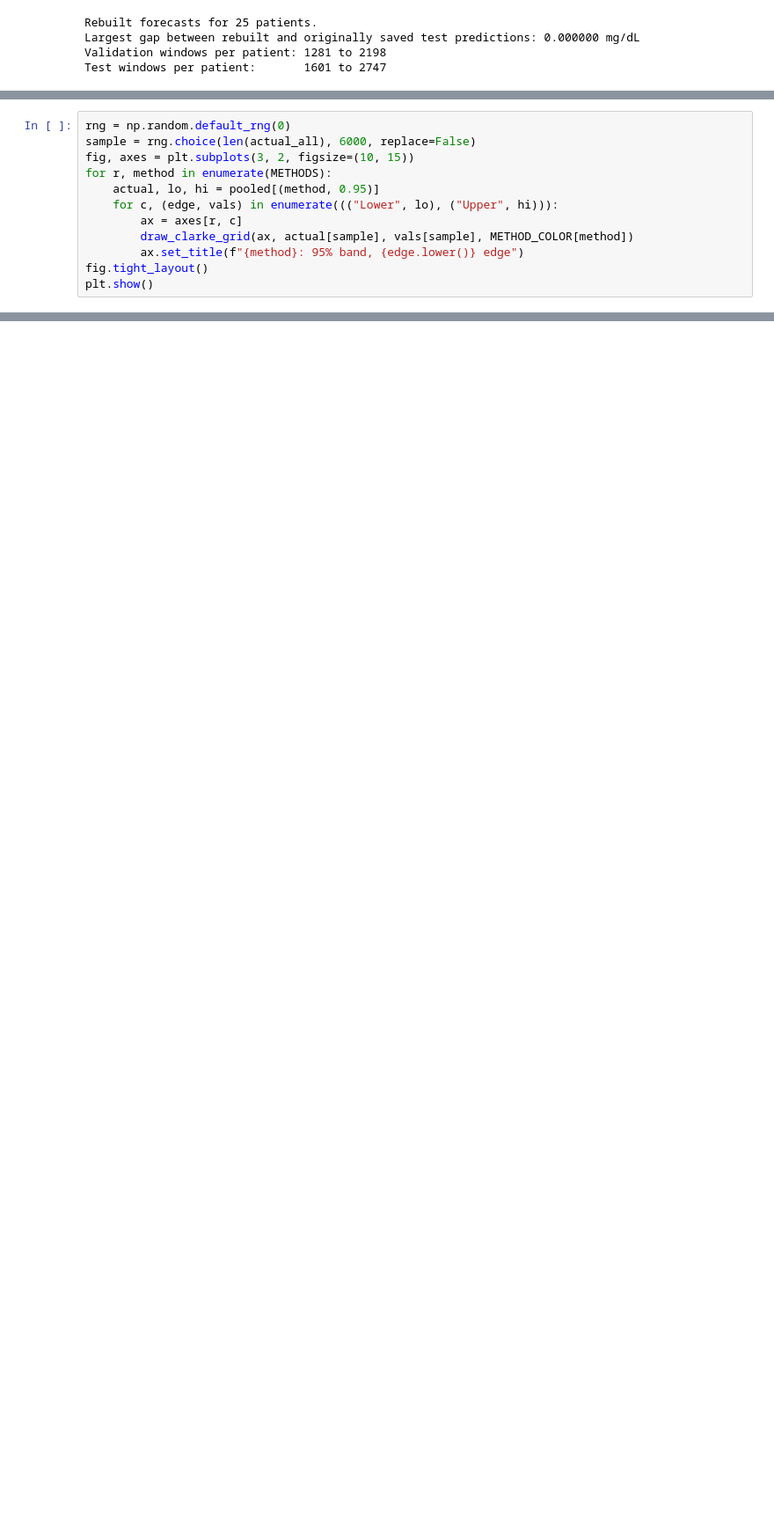
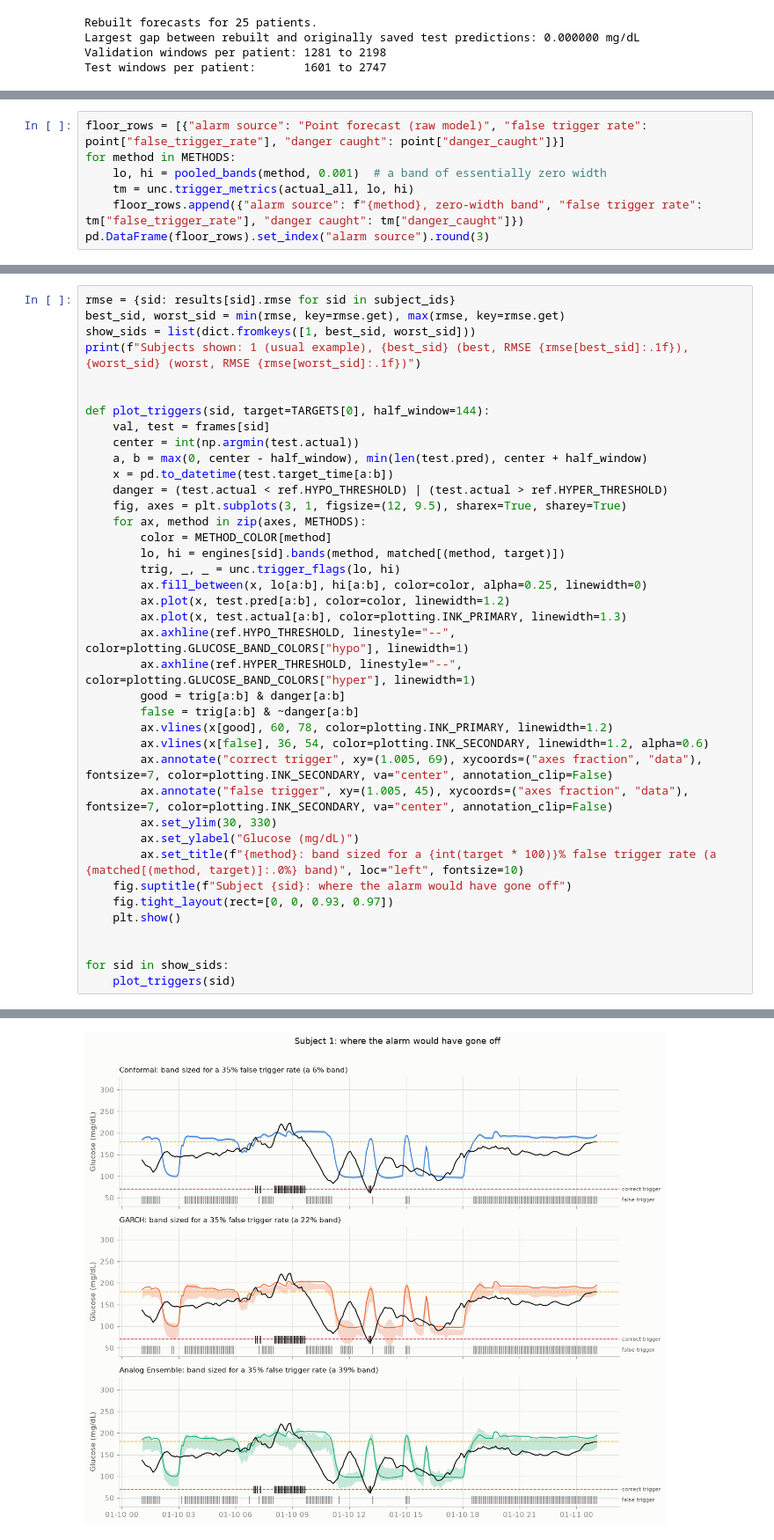
Before and after one commit to TomerWeissman/azt1d-analysis, a Jupyter notebook: notebooks_2/01_uncertainty_bands.ipynb, the cells around one changed output, grey strips where cells are left out. Shown at 88% size. Drawn from its saved outputs; the diff is of its cells as text; blank space fills up the shorter version.

```diff
--- a/notebooks_2/01_uncertainty_bands.ipynb
+++ b/notebooks_2/01_uncertainty_bands.ipynb
@@ -320,12 +73,0 @@ The grid itself, for the 95% bands, with a random 6,000 predictions per panel. E
-# %%
-rng = np.random.default_rng(0)
-sample = rng.choice(len(actual_all), 6000, replace=False)
-fig, axes = plt.subplots(3, 2, figsize=(10, 15))
-for r, method in enumerate(METHODS):
-    actual, lo, hi = pooled[(method, 0.95)]
-    for c, (edge, vals) in enumerate((("Lower", lo), ("Upper", hi))):
-        ax = axes[r, c]
-        draw_clarke_grid(ax, actual[sample], vals[sample], METHOD_COLOR[method])
-        ax.set_title(f"{method}: 95% band, {edge.lower()} edge")
-fig.tight_layout()
-plt.show()
@@ -466,0 +215,7 @@ All numbers below pool the 25 patients' test periods (about 60,000 predictions,
+# %%
+floor_rows = [{"alarm source": "Point forecast (raw model)", "false trigger rate": point["false_trigger_rate"], "danger caught": point["danger_caught"]}]
+for method in METHODS:
+    lo, hi = pooled_bands(method, 0.001)  # a band of essentially zero width
+    tm = unc.trigger_metrics(actual_all, lo, hi)
+    floor_rows.append({"alarm source": f"{method}, zero-width band", "false trigger rate": tm["false_trigger_rate"], "danger caught": tm["danger_caught"]})
+pd.DataFrame(floor_rows).set_index("alarm source").round(3)
@@ -466,0 +269,40 @@ All numbers below pool the 25 patients' test periods (about 60,000 predictions,
+# %%
+rmse = {sid: results[sid].rmse for sid in subject_ids}
+best_sid, worst_sid = min(rmse, key=rmse.get), max(rmse, key=rmse.get)
+show_sids = list(dict.fromkeys([1, best_sid, worst_sid]))
+print(f"Subjects shown: 1 (usual example), {best_sid} (best, RMSE {rmse[best_sid]:.1f}), {worst_sid} (worst, RMSE {rmse[worst_sid]:.1f})")
+
+
+def plot_triggers(sid, target=TARGETS[0], half_window=144):
+    val, test = frames[sid]
+    center = int(np.argmin(test.actual))
+    a, b = max(0, center - half_window), min(len(test.pred), center + half_window)
+    x = pd.to_datetime(test.target_time[a:b])
+    danger = (test.actual < ref.HYPO_THRESHOLD) | (test.actual > ref.HYPER_THRESHOLD)
+    fig, axes = plt.subplots(3, 1, figsize=(12, 9.5), sharex=True, sharey=True)
+    for ax, method in zip(axes, METHODS):
+        color = METHOD_COLOR[method]
+        lo, hi = engines[sid].bands(method, matched[(method, target)])
+        trig, _, _ = unc.trigger_flags(lo, hi)
+        ax.fill_between(x, lo[a:b], hi[a:b], color=color, alpha=0.25, linewidth=0)
+        ax.plot(x, test.pred[a:b], color=color, linewidth=1.2)
+        ax.plot(x, test.actual[a:b], color=plotting.INK_PRIMARY, linewidth=1.3)
+        ax.axhline(ref.HYPO_THRESHOLD, linestyle="--", color=plotting.GLUCOSE_BAND_COLORS["hypo"], linewidth=1)
+        ax.axhline(ref.HYPER_THRESHOLD, linestyle="--", color=plotting.GLUCOSE_BAND_COLORS["hyper"], linewidth=1)
+        good = trig[a:b] & danger[a:b]
+        false = trig[a:b] & ~danger[a:b]
+        ax.vlines(x[good], 60, 78, color=plotting.INK_PRIMARY, linewidth=1.2)
+        ax.vlines(x[false], 36, 54, color=plotting.INK_SECONDARY, linewidth=1.2, alpha=0.6)
+        ax.annotate("correct trigger", xy=(1.005, 69), xycoords=("axes fraction", "data"), fontsize=7, color=plotting.INK_SECONDARY, va="center", annotation_clip=False)
+        ax.annotate("false trigger", xy=(1.005, 45), xycoords=("axes fraction", "data"), fontsize=7, color=plotting.INK_SECONDARY, va="center", annotation_clip=False)
+        ax.set_ylim(30, 330)
+        ax.set_ylabel("Glucose (mg/dL)")
+        ax.set_title(f"{method}: band sized for a {int(target * 100)}% false trigger rate (a {matched[(method, target)]:.0%} band)", loc="left", fontsize=10)
+    fig.suptitle(f"Subject {sid}: where the alarm would have gone off")
+    fig.tight_layout(rect=[0, 0, 0.93, 0.97])
+    plt.show()
+
+
+for sid in show_sids:
+    plot_triggers(sid)
+# %% [output]
@@ -466,0 +310 @@ All numbers below pool the 25 patients' test periods (about 60,000 predictions,
+[figure, added]
```
Also changed, not shown: parts of 55 cells of this notebook, 2 other files.
